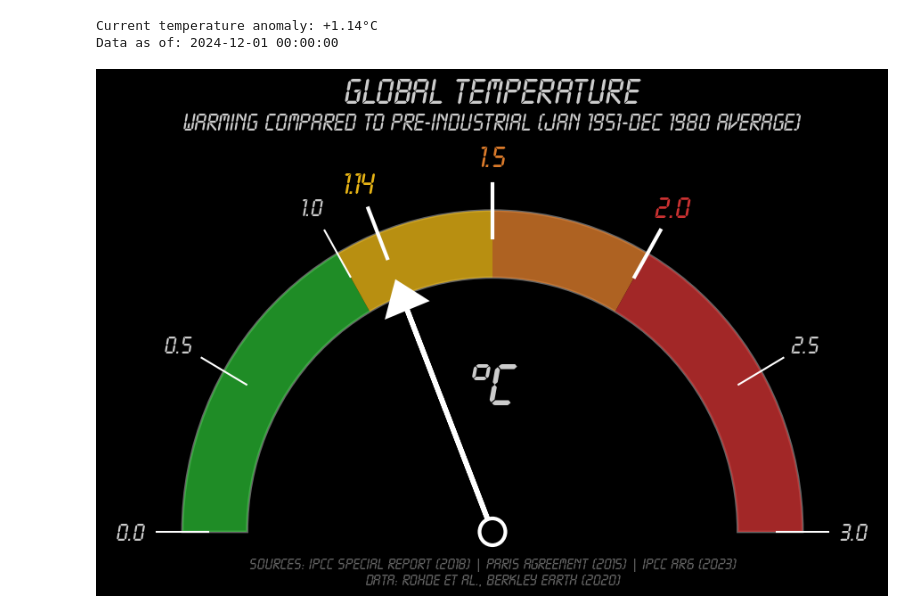
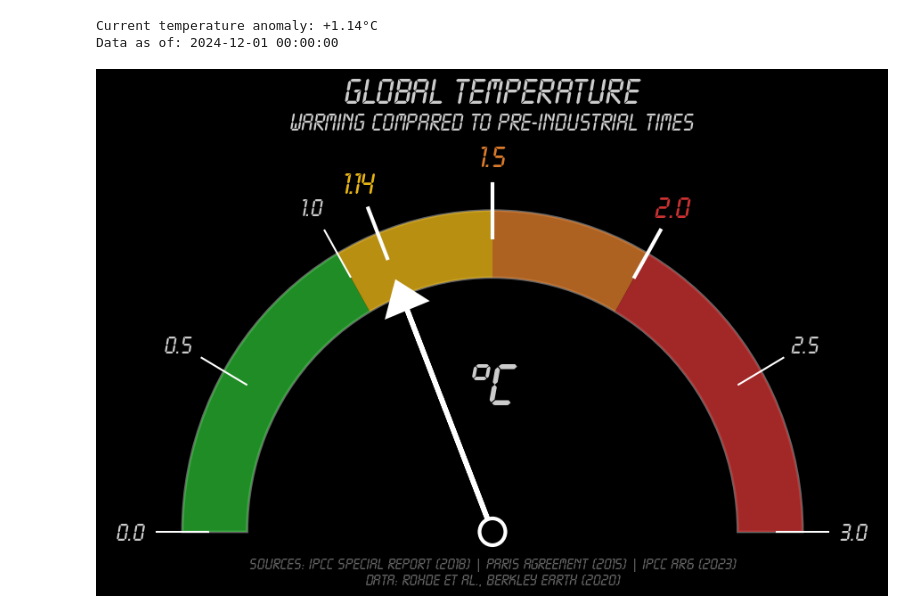
Before and after one commit to linachos/Data-Visualization, a Jupyter notebook: Project/temp_display.ipynb, the cells around one changed output. Saved outputs shown, nothing was run; the diff lists cells and outputs as text; code cells hidden in the pictures.

```diff
--- a/Project/temp_display.ipynb
+++ b/Project/temp_display.ipynb
@@ -175,32 +175,32 @@ ax.text(
         ha='center', va='center',
         fontsize=25,
         color=colors['yellow'],
         fontweight='bold'
     )
 
 # Center hub
 center = Circle((0, 0), 0.05, facecolor=colors['black'],
                 edgecolor='white', linewidth=3, zorder=11)
 ax.add_patch(center)
 
 # Unit
 ax.text(0, 0.55, '°C', fontsize=50,
         color=colors['white'], ha='center', va='center', fontweight='bold', zorder=1)
 
 # Title
 ax.text(0, 1.6, 'GLOBAL TEMPERATURE', fontsize=30,
         fontweight='bold', color=colors['white'], ha='center', va='bottom')
-ax.text(0, 1.5, 'Warming compared to pre-industrial (Jan 1951-Dec 1980 average)', fontsize=20,
+ax.text(0, 1.5, 'Warming compared to pre-industrial times', fontsize=20,
         color=colors['white'], ha='center', va='bottom', style='italic')
 
 # Sources
 ax.text(0, -0.1, '''Sources: IPCC Special Report (2018) | Paris Agreement (2015) | IPCC AR6 (2023)
 Data: Rohde et al., Berkley Earth (2020)''', fontsize=13, color=colors['gray'],
         ha='center', va='top', multialignment='center')
 
 plt.tight_layout()
 plt.savefig('visualizations/temp_anomaly.svg',
             bbox_inches='tight', facecolor=colors['black'], edgecolor='none')
 plt.show()
 # %% [output]
-[figure, old version]
+[figure, new version]
```
Also changed, not shown: 14 other files.
